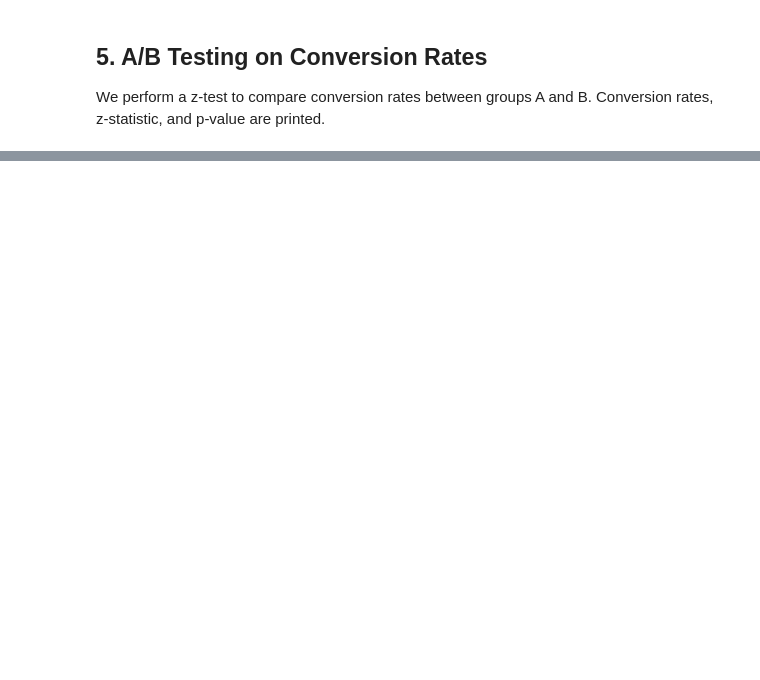
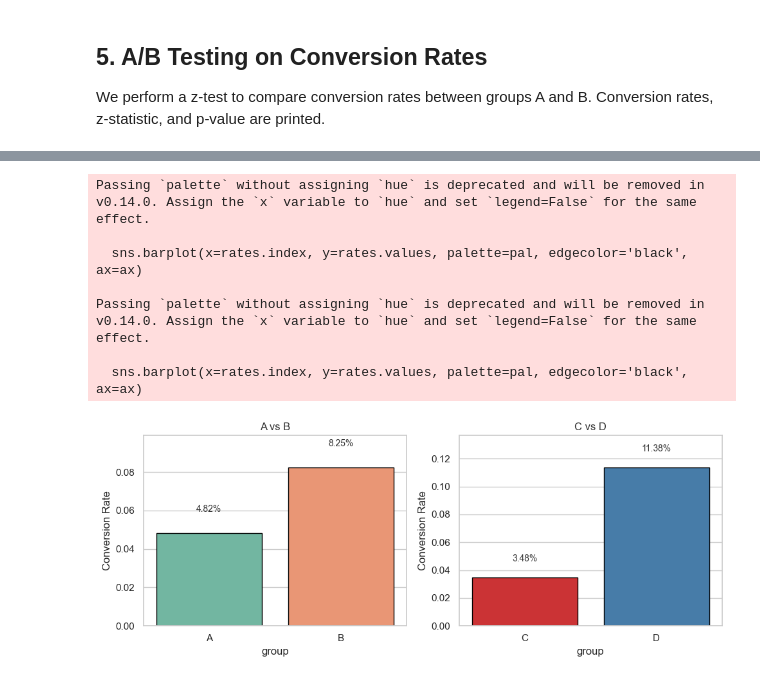
Before and after one commit to losstng/Analytics-Portfolio, a Jupyter notebook: Notebooks/marketing_analytics.ipynb, the cells around one changed output, grey strips where cells are left out. Cells and saved outputs as stored; diff of their text form; code cells hidden in the pictures; blank space fills up the shorter version.

```diff
--- a/Notebooks/marketing_analytics.ipynb
+++ b/Notebooks/marketing_analytics.ipynb
@@ -128,0 +306,29 @@ ab_test(df)
+# %%
+# Pairwise Comparison Bar Plots (Round 1, Enhanced with Seaborn)
+import matplotlib.pyplot as plt
+import seaborn as sns
+sns.set_theme(style='whitegrid')
+fig, axes = plt.subplots(1, 2, figsize=(10, 4))
+pairs = [('A','B'), ('C','D')]
+palettes = [sns.color_palette('Set2', 2), sns.color_palette('Set1', 2)]
+for ax, (g1, g2), pal in zip(axes, pairs, palettes):
+    subset = df[df['group'].isin([g1, g2])]
+    summary = subset.groupby('group')['purchase'].agg(['sum','count'])
+    rates = summary['sum'] / summary['count']
+    sns.barplot(x=rates.index, y=rates.values, palette=pal, edgecolor='black', ax=ax)
+    ax.set_title(f'{g1} vs {g2}', color='#333333')
+    ax.set_ylabel('Conversion Rate')
+    ax.set_ylim(0, rates.max() * 1.2)
+    for i, v in enumerate(rates.values):
+        ax.text(i, v + 0.01, f'{v:.2%}', ha='center', va='bottom', fontsize=10, color='#333333')
+plt.tight_layout()
+plt.show()
+# %% [output]
+Passing `palette` without assigning `hue` is deprecated and will be removed in v0.14.0. Assign the `x` variable to `hue` and set `legend=False` for the same effect.
+
+  sns.barplot(x=rates.index, y=rates.values, palette=pal, edgecolor='black', ax=ax)
+
+Passing `palette` without assigning `hue` is deprecated and will be removed in v0.14.0. Assign the `x` variable to `hue` and set `legend=False` for the same effect.
+
+  sns.barplot(x=rates.index, y=rates.values, palette=pal, edgecolor='black', ax=ax)
+[figure, added]
```
Also changed, not shown: parts of 14 cells of this notebook, 25 other files.
